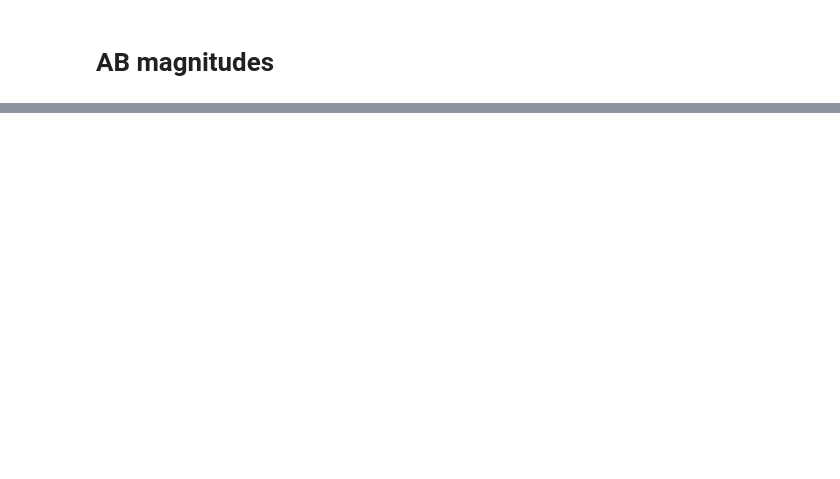
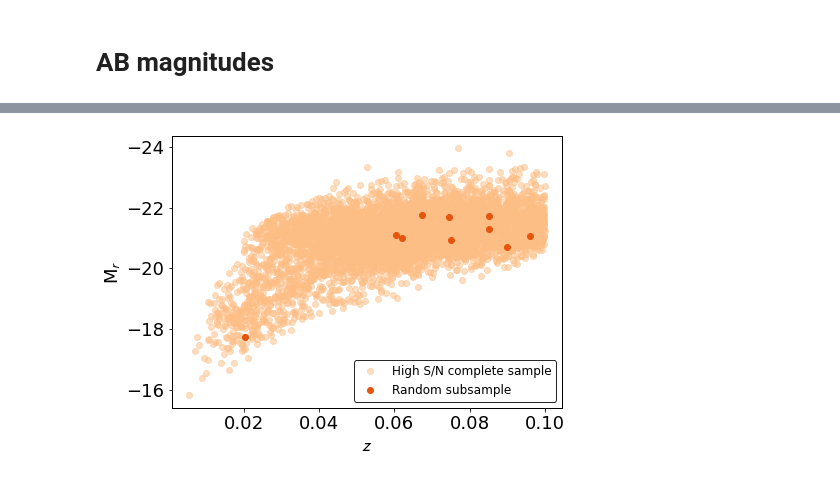
Before and after one commit to mlldantas/SEDFittingChallenge, a Jupyter notebook: sdss/Stripe82SDSS.ipynb, the cells around one changed output, grey strips where cells are left out. Cells and saved outputs as stored; diff of their text form; code cells hidden in the pictures; blank space fills up the shorter version.

```diff
--- a/sdss/Stripe82SDSS.ipynb
+++ b/sdss/Stripe82SDSS.ipynb
@@ -125,0 +202,2 @@ plt.show()
+# %%
+random_subsample = high_s2n_all.sample(n=10, random_state=12)
@@ -125,0 +219,16 @@ plt.show()
+# %%
+plt.rcParams.update(plotpars)
+plt.plot(high_s2n_all['photoZ'], high_s2n_all['absMagR'], 'o', alpha=0.5, color=palette[1],
+         label='High S/N complete sample')
+plt.plot(random_subsample['photoZ'], random_subsample['absMagR'], 'o', alpha=1, color=palette[3],
+         label='Random subsample')
+plt.legend(loc='best')
+# plt.plot(stripe82_final['photoZ'].values[6], stripe82_final['absMagR'].values[6], 'o', alpha=1, color=palette[3])
+plt.gca().invert_yaxis()
+plt.ylabel("M$_r$")
+plt.xlabel("$z$")
+# plt.savefig(os.path.join('../../Figures/', 'magr_redshift_uband20.png'))
+# plt.savefig(os.path.join('../../Figures/', 'magr_redshift_uband20.pdf'))
+plt.show()
+# %% [output]
+[figure, added]
```
Also changed, not shown: parts of 49 cells of this notebook, 1 other file.
